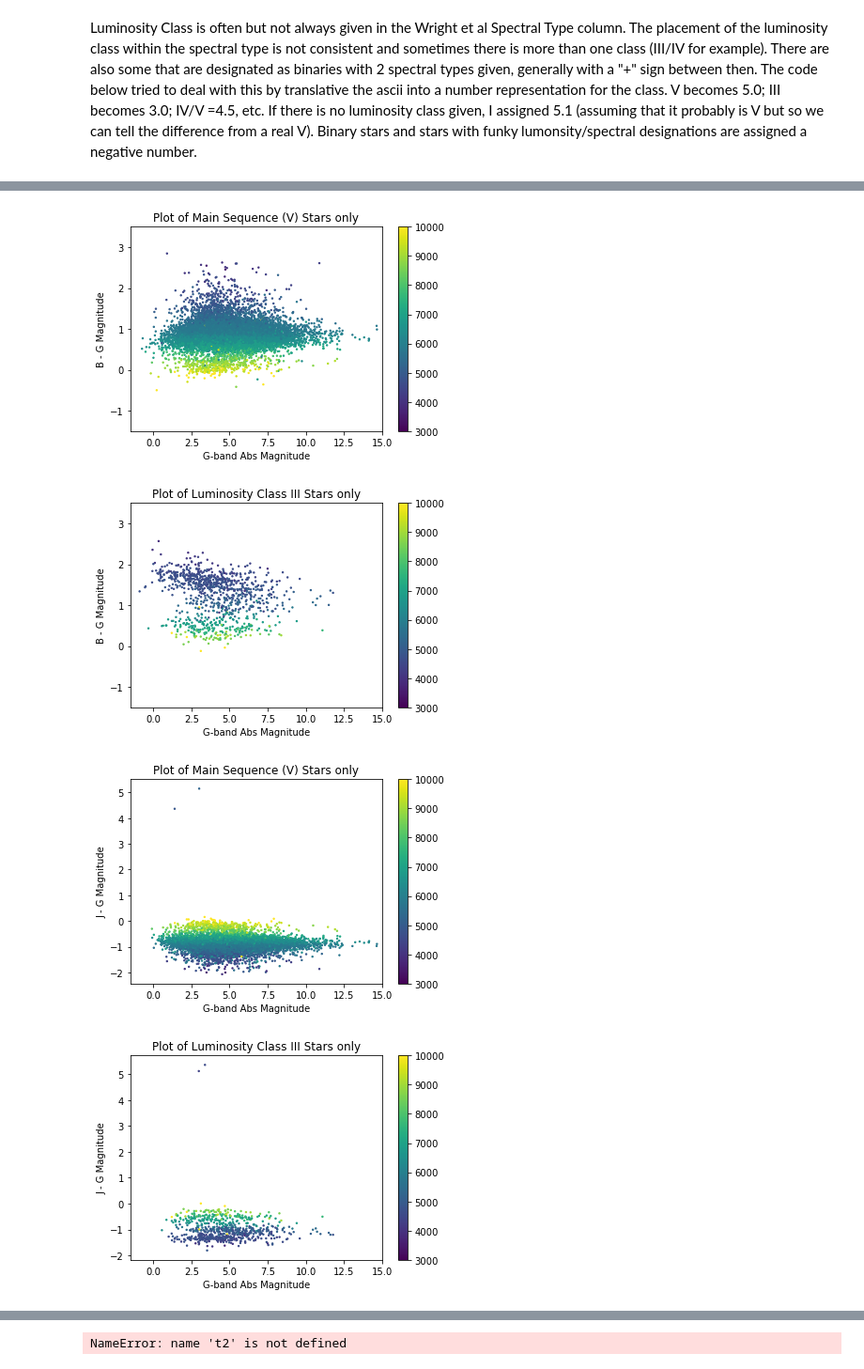
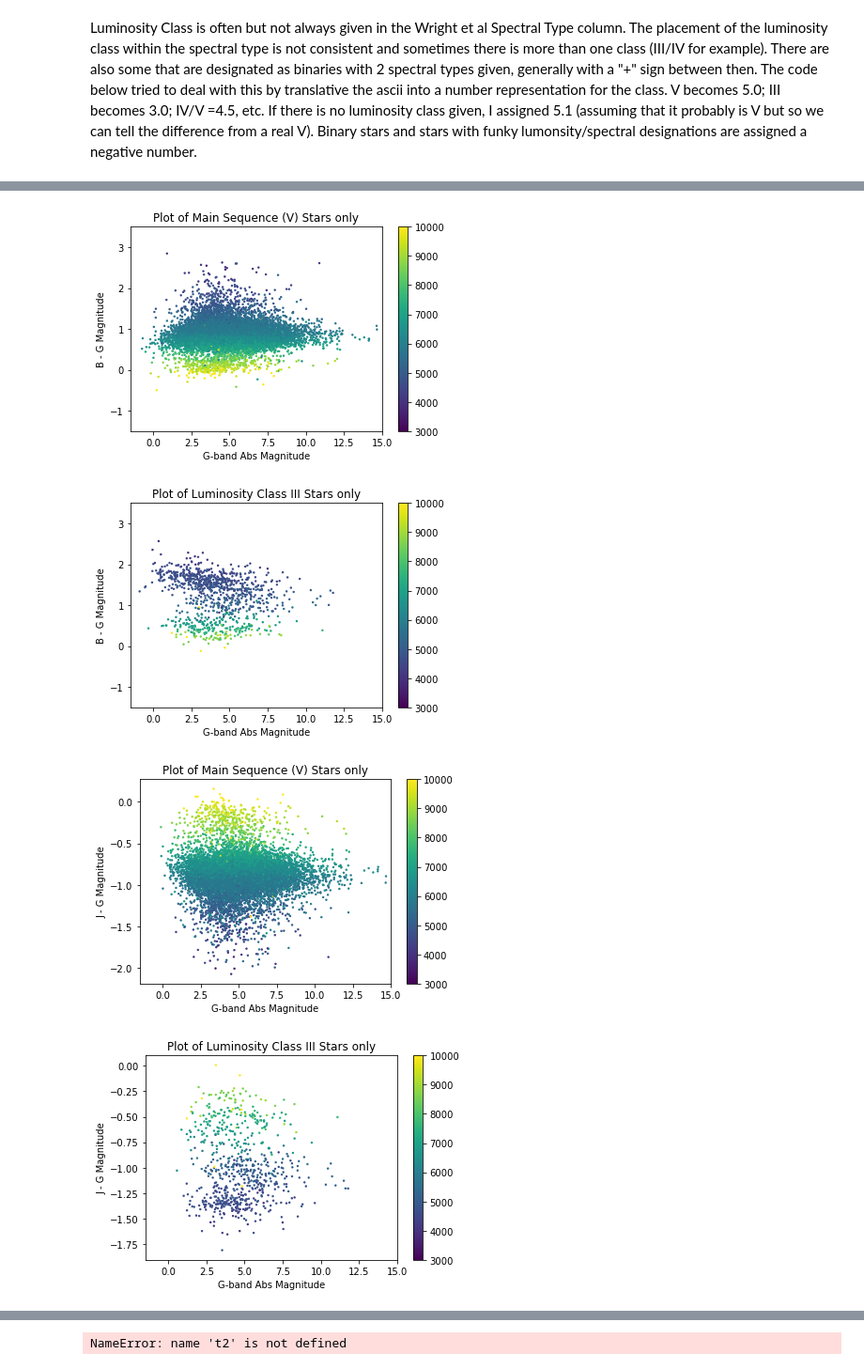
Before and after one commit to leemundy/GAIA, a Jupyter notebook: Work-Areas/lgm/notebooks/Making-SEDs.ipynb, the cells around one changed output, grey strips where cells are left out. Shown: that part at 94% size. Drawn from its saved outputs; the diff is of its cells as text; code cells hidden in the pictures.

```diff
--- a/Work-Areas/lgm/notebooks/Making-SEDs.ipynb
+++ b/Work-Areas/lgm/notebooks/Making-SEDs.ipynb
@@ -67,18 +189,26 @@ Remember since I have done no arithematic with Jmags, Hmags, and Kmags, they are
 
 # Or if you only want to keep the stars with "AAA" for their flags
 for i in range(0,len(QFlags)):
-    if(QFlags[i][0] == ord("A")):
-         Jmags.mask[i] = False
-    else:
-         Jmags.mask[i] = True
-    if(QFlags[i][1] == ord("A")):
-         Hmags.mask[i] = False
-    else:
-         Hmags.mask[i] = True
-    if(QFlags[i][2] == ord("A")):
-         Kmags.mask[i] = False
-    else:
-         Kmags.mask[i] = True
+    if(Source.mask[i] == False):
+        if(QFlags[i][0] == ord("A")):
+            Jmags.mask[i] = False
+        else:
+            Jmags.mask[i] = True
+        if(QFlags[i][1] == ord("A")):
+            Hmags.mask[i] = False
+        else:
+            Hmags.mask[i] = True
+        if(QFlags[i][2] == ord("A")):
+            Kmags.mask[i] = False
+        else:
+            Kmags.mask[i] = True
+
+        if(Jmags[i] > 10.5):
+            Jmags.mask[i] = True
+        if(Hmags[i] > 10.5):
+            Hmags.mask[i] = True
+        if(Kmags[i] > 10.5):
+            Kmags.mask[i] = True
 
 print("Ended Flagging of 2MASS J, H, K magnitudes")
 # %% [output]
@@ -183,7 +319,7 @@ for i in range(0,len(VmG)):
     else:
         VmG.mask[i] = True
 plt.xlim(-1.5,15)
-plt.ylim(-2,2)
+plt.ylim(-1.0,1.5)
 plt.title("Plot of Main Sequence (V) Stars only")
 plt.xlabel("G-band Abs Magnitude")
 plt.ylabel("V - G Magnitude")
@@ -195,6 +331,8 @@ for i in range(0,len(VmG)):
         VmG.mask[i] = False
     else:
         VmG.mask[i] = True
+plt.xlim(-1.5,15)
+plt.ylim(-1.0,1.5)
 plt.title("Plot of Luminosity III Stars only")
 plt.xlabel("G-band Abs Magnitude")
 plt.ylabel("V - G Magnitude")
@@ -239,7 +377,7 @@ plt.title("Plot of Main Sequence (V) Stars only")
 plt.xlabel("G-band Abs Magnitude")
 plt.ylabel("J - G Magnitude")
 plt.xlim(-1.5,15.)
-#plt.ylim(-1.5,3.5)
+#plt.ylim(-1.0,3.0)
 plt.scatter(Gmags,JmG,s=2.0,c=Teff,vmin=3000,vmax=10000)
 plt.colorbar()
 plt.show()
@@ -254,7 +392,7 @@ plt.title("Plot of Luminosity Class III Stars only")
 plt.xlabel("G-band Abs Magnitude")
 plt.ylabel("J - G Magnitude")
 plt.xlim(-1.5,15.)
-#plt.ylim(-1.5,3.5)
+#plt.ylim(-1.0,3.0)
 plt.scatter(Gmags,JmG,s=2.0,c=Teff,vmin=3000,vmax=10000)
 plt.colorbar()
 plt.show()
@@ -264,7 +402,7 @@ plt.show()
 [figure]
 [figure]
-[figure, old version]
+[figure, new version]
-[figure, old version]
+[figure, new version]
 # %%
 Teff = t1["Teff"]
 
```
Also changed, not shown: parts of 13 cells of this notebook.
